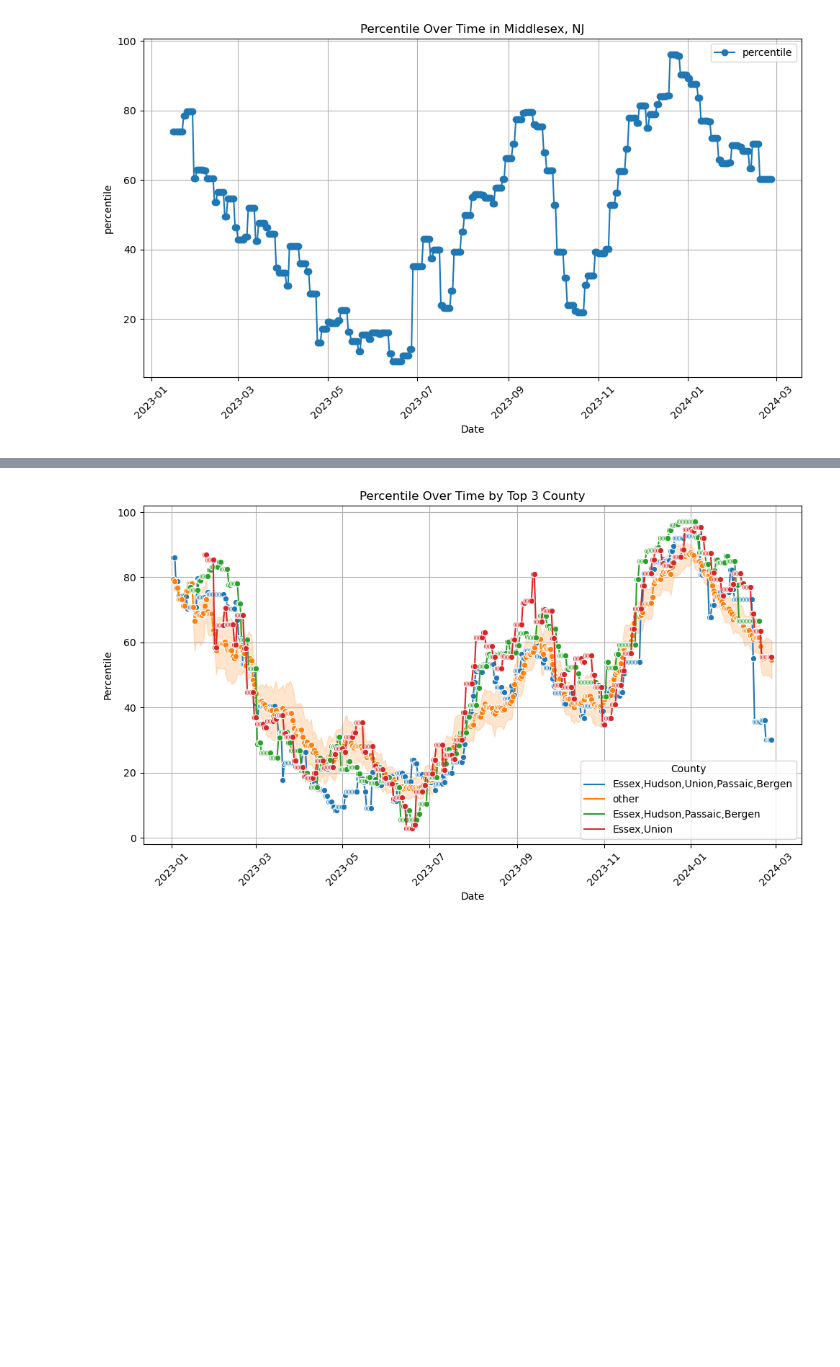
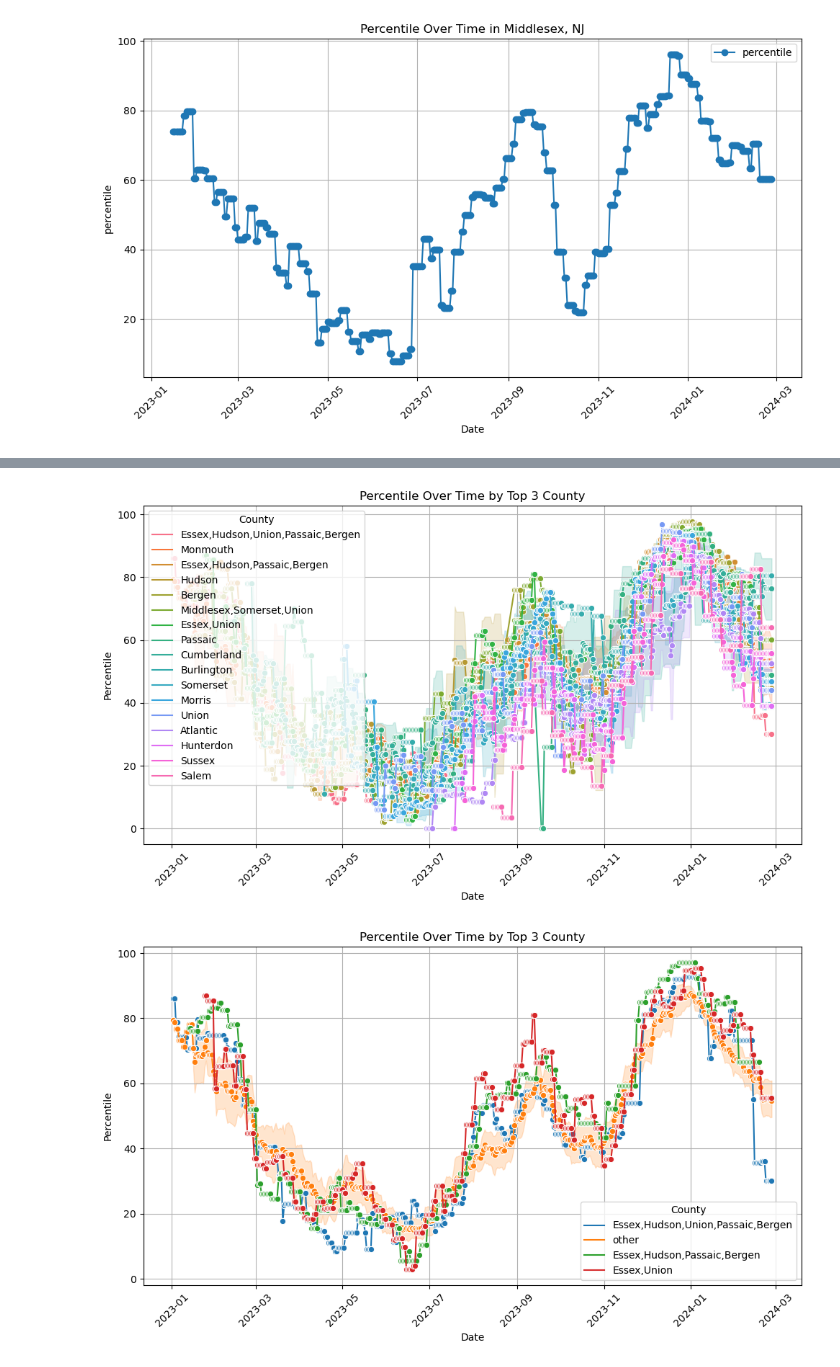
Before and after one commit to chinhenglu/covid_in_2024, a Jupyter notebook: covid.ipynb, the cells around one changed output, grey strips where cells are left out. Cells and saved outputs as stored; diff of their text form; code cells hidden in the pictures; blank space fills up the shorter version.

```diff
--- a/covid.ipynb
+++ b/covid.ipynb
@@ -221,3 +224,22 @@ df_nj.sample(10)
+# %%
+# bring ing multiple county and only look at percentiles
+
+# Plotting with Seaborn
+plt.figure(figsize=(10, 6))
+sns.lineplot(data=df_nj[df_nj['date_start']>'2023-01-01'], x='date_start', y='percentile', hue='county_names', marker='o')
+
+plt.title('Percentile Over Time by Top 3 County')
+plt.xlabel('Date')
+plt.ylabel('Percentile')
+plt.legend(title='County')
+
+plt.xticks(rotation=45)
+plt.grid(True)
+plt.tight_layout()
+
+plt.show()
+# %% [output]
+[figure, added]
 # %%
 # bring ing multiple county and only look at percentiles
 
```
Also changed, not shown: parts of 28 cells of this notebook.
